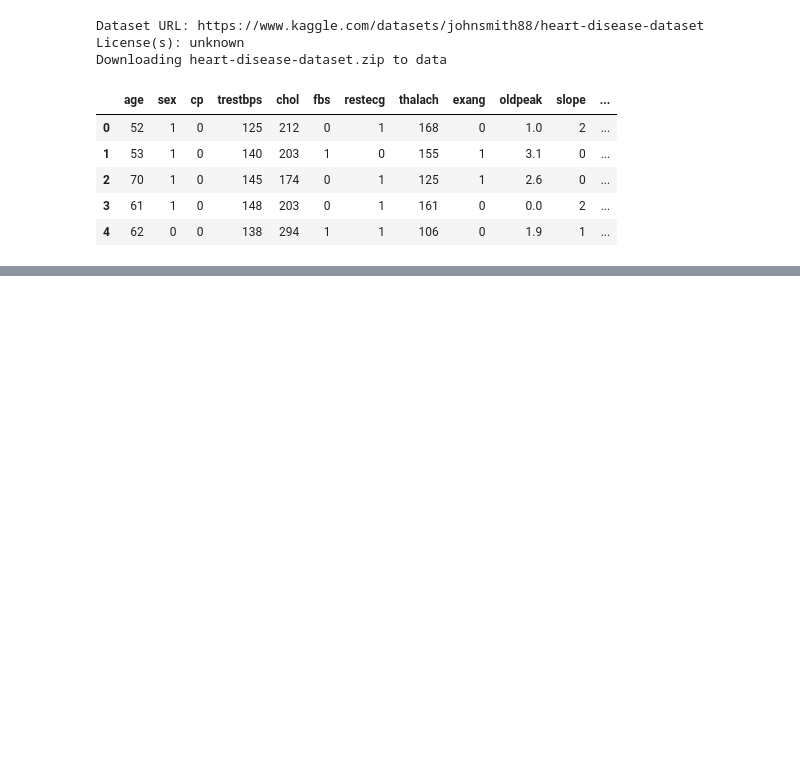
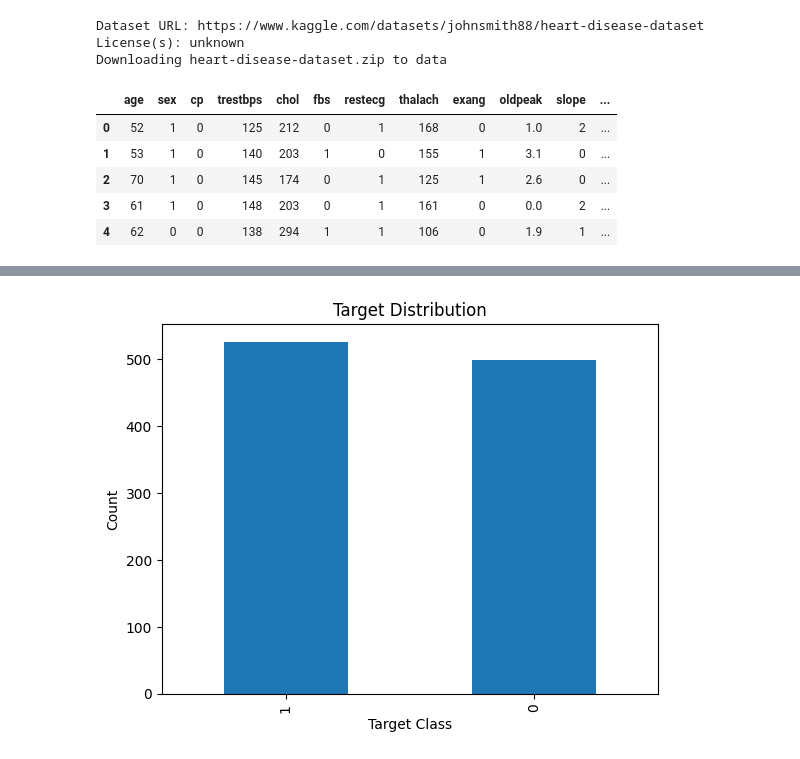
Before and after one commit to hetanshipatel/healthcare-ai-modelling-framework, a Jupyter notebook: notebooks/01_data_exploration.ipynb, the cells around one changed output, grey strips where cells are left out. Cells and saved outputs as stored; diff of their text form; code cells hidden in the pictures; blank space fills up the shorter version.

Commit message:
basic dataset overview and visualization

```diff
--- a/notebooks/01_data_exploration.ipynb
+++ b/notebooks/01_data_exploration.ipynb
@@ -74,0 +110,12 @@ df.head()
+# %%
+# Step 7: Visualize target distribution
+# Quick insight into class balance, which is critical for ML model design
+import matplotlib.pyplot as plt
+
+df['target'].value_counts().plot(kind='bar')
+plt.title("Target Distribution")
+plt.xlabel("Target Class")
+plt.ylabel("Count")
+plt.show()
+# %% [output]
+[figure, added]
```
Also changed, not shown: parts of 1 cell of this notebook.
